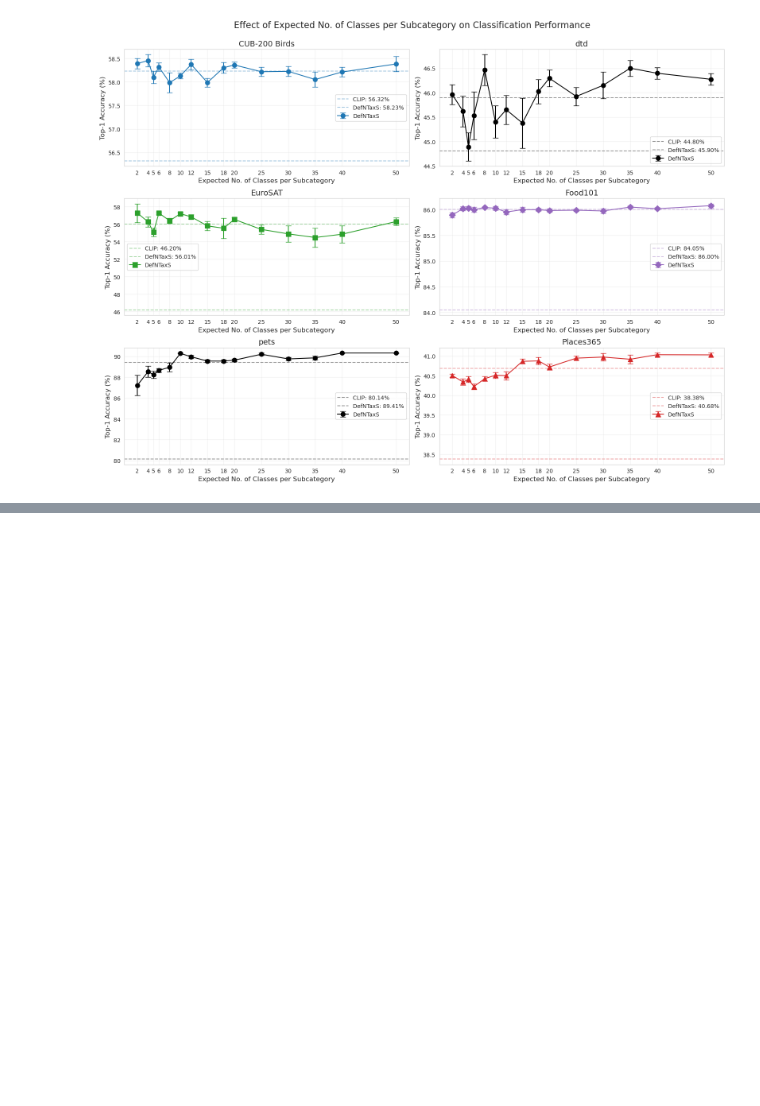
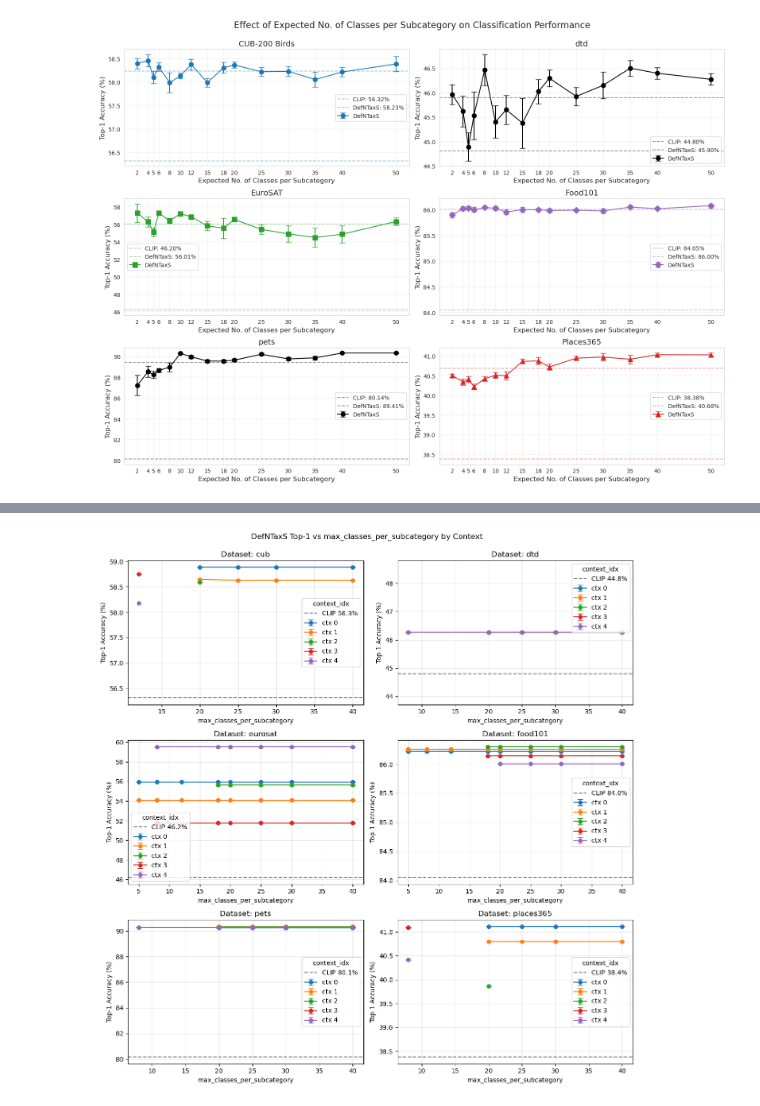
Before and after one commit to LukeHeffAI/DCLIP2, a Jupyter notebook: hparams_validation_test.ipynb, the cells around one changed output, grey strips where cells are left out. Cells and saved outputs as stored; diff of their text form; code cells hidden in the pictures; blank space fills up the shorter version.

```diff
--- a/hparams_validation_test.ipynb
+++ b/hparams_validation_test.ipynb
@@ -134,0 +137,87 @@ plt.show()
+# %%
+import json
+import numpy as np
+import pandas as pd
+import matplotlib.pyplot as plt
+from scipy import stats
+
+# 1. Load the raw results
+with open('results/subcat_hparam_tests_new.json', 'r') as f:
+    data = json.load(f)
+
+# 2. Flatten into a DataFrame
+rows = []
+for method, ms_data in data.items():
+    for ms, runs in ms_data.items():
+        for r in runs:
+            rows.append({
+                'dataset': r['dataset'],
+                'context_idx': r['context_idx'],
+                'max_classes': r['max_classes_per_subcategory'],
+                'method_top1': r[f"{method.capitalize()} Top-1 Accuracy"],
+                'clip_top1': r["CLIP Top-1 Accuracy"]
+            })
+df = pd.DataFrame(rows)
+
+# 3. Compute stats: mean & SEM per dataset/context/max_classes
+grouped = (
+    df
+    .groupby(['dataset','context_idx','max_classes'])
+    .agg(
+        method_mean=('method_top1','mean'),
+        method_sem=('method_top1', lambda x: stats.sem(x)),
+        clip_mean=('clip_top1','mean')
+    )
+    .reset_index()
+)
+
+# 4. Prepare plotting grid
+datasets = sorted(grouped['dataset'].unique())
+n = len(datasets)
+cols = 2
+rows = int(np.ceil(n/cols))
+fig, axes = plt.subplots(rows, cols, figsize=(12, 4*rows), squeeze=False)
+
+# 5. Color map for contexts
+cm = plt.get_cmap('tab10')
+context_ids = sorted(grouped['context_idx'].unique())
+color_map = {ctx: cm(i) for i,ctx in enumerate(context_ids)}
+
+# 6. Plot per dataset
+for idx, ds in enumerate(datasets):
+    ax = axes[idx//cols][idx%cols]
+    sub = grouped[grouped['dataset']==ds]
+    # for each context
+    for ctx in context_ids:
+        ctx_data = sub[sub['context_idx']==ctx].sort_values('max_classes')
+        if ctx_data.empty:
+            continue
+        ax.errorbar(
+            ctx_data['max_classes'],
+            ctx_data['method_mean'],
+            yerr=ctx_data['method_sem'],
+            marker='o',
+            linestyle='-',
+            label=f'ctx {ctx}',
+            color=color_map[ctx],
+            capsize=4
+        )
+    # CLIP baseline (average across contexts and x)
+    clip_base = sub['clip_mean'].mean()
+    ax.axhline(clip_base, linestyle='--', color='gray', label=f'CLIP {clip_base:.1f}%')
+
+    ax.set_title(f'Dataset: {ds}')
+    ax.set_xlabel('max_classes_per_subcategory')
+    ax.set_ylabel('Top-1 Accuracy (%)')
+    ax.legend(title='context_idx')
+    ax.grid(True, alpha=0.3)
+
+# remove empty subplots
+for j in range(idx+1, rows*cols):
+    fig.delaxes(axes[j//cols][j%cols])
+
+fig.tight_layout()
+fig.suptitle('DefNTaxS Top-1 vs max_classes_per_subcategory by Context', y=1.02)
+plt.show()
+# %% [output]
+[figure, added]
```
Also changed, not shown: parts of 1 cell of this notebook.
